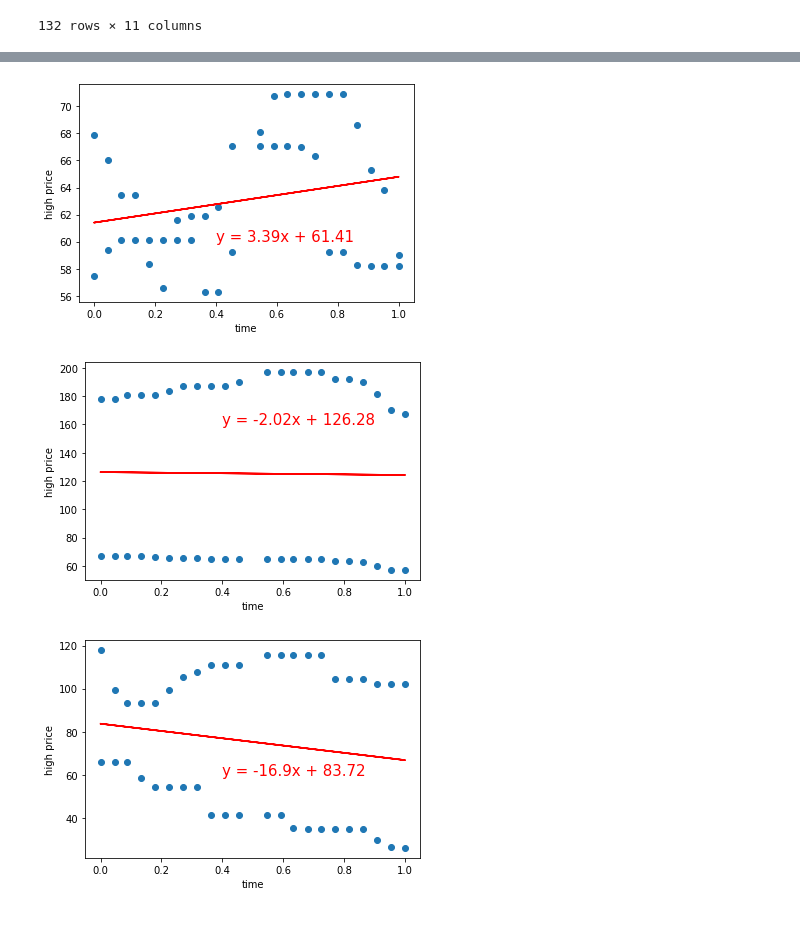
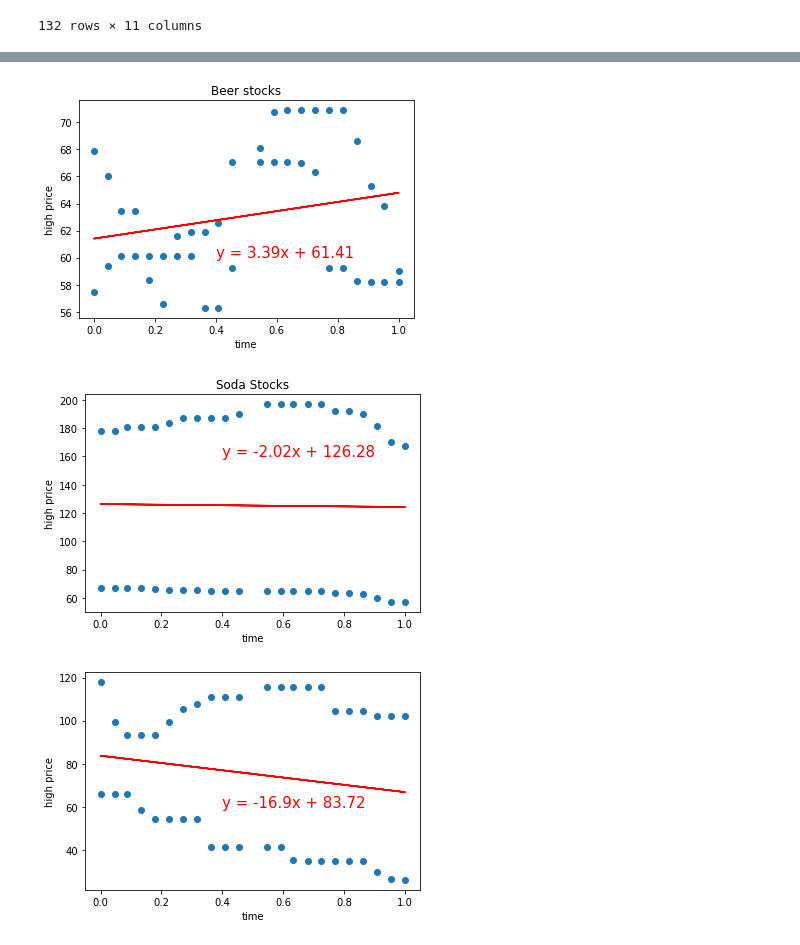
Before and after one commit to DKAce330/Project-1, a Jupyter notebook: Statistics.ipynb, the cells around one changed output, grey strips where cells are left out. Drawn from its saved outputs; the diff is of its cells as text; code cells hidden in the pictures.

```diff
--- a/Statistics.ipynb
+++ b/Statistics.ipynb
@@ -263,21 +264,22 @@ plt.show()
 # %%
 #Beer stocks
 ticker_index = df.index[df['ticker'].isin(['BUD', 'TAP'])].values
 ticker_data = df.iloc[ticker_index]
 x_values = ticker_data['st']
 y_values = ticker_data['h']
 (slope, intercept, rvalue, pvalue, stderr) = linregress(x_values, y_values)
 regress_values = x_values * slope + intercept
 line_eq = "y = " + str(round(slope,2)) + "x + " + str(round(intercept,2))
 plt.scatter(x_values,y_values)
 plt.xlabel('time')
 plt.ylabel('high price')
+plt.title('Beer stocks')
 plt.plot(x_values,regress_values,"r-")
 plt.annotate(line_eq,(.4,60),fontsize=15,color="red")
 plt.savefig('Regressions/Groups/BeerGroup.png')
 plt.show()
 # %% [output]
-[figure, old version]
+[figure, new version]
 # %%
 #Soda stocks
 ticker_index = df.index[df['ticker'].isin(['KO', 'PEP'])].values
@@ -290,12 +292,13 @@ line_eq = "y = " + str(round(slope,2)) + "x + " + str(round(intercept,2))
 plt.scatter(x_values,y_values)
 plt.xlabel('time')
 plt.ylabel('high price')
+plt.title('Soda Stocks')
 plt.plot(x_values,regress_values,"r-")
 plt.annotate(line_eq,(.4,160),fontsize=15,color="red")
 plt.savefig('Regressions/Groups/SodaGroup.png')
 plt.show()
 # %% [output]
-[figure, old version]
+[figure, new version]
 # %%
 #Coffee stocks
 ticker_index = df.index[df['ticker'].isin(['SBUX', 'BROS'])].values
```
Also changed, not shown: parts of 2 cells of this notebook, 11 other files.
